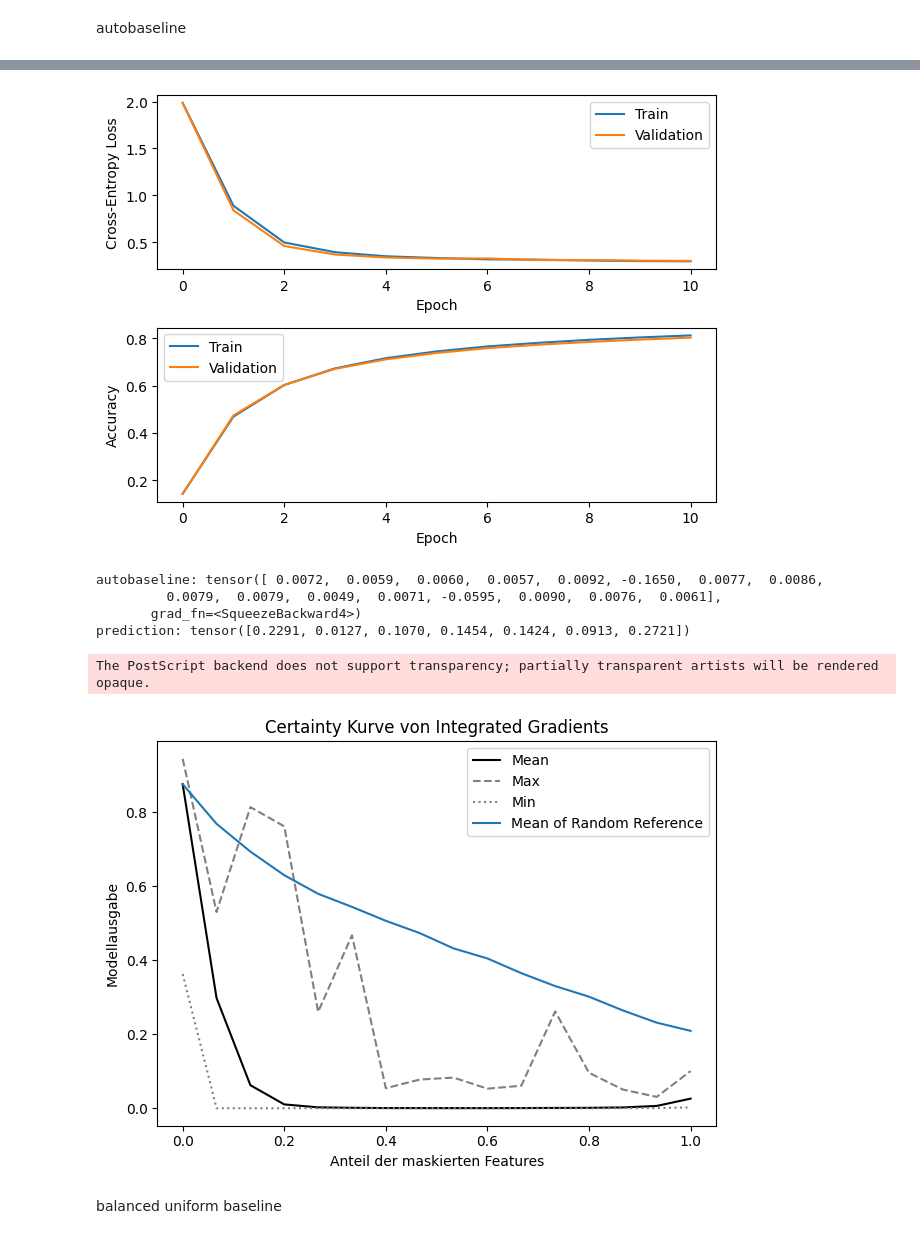
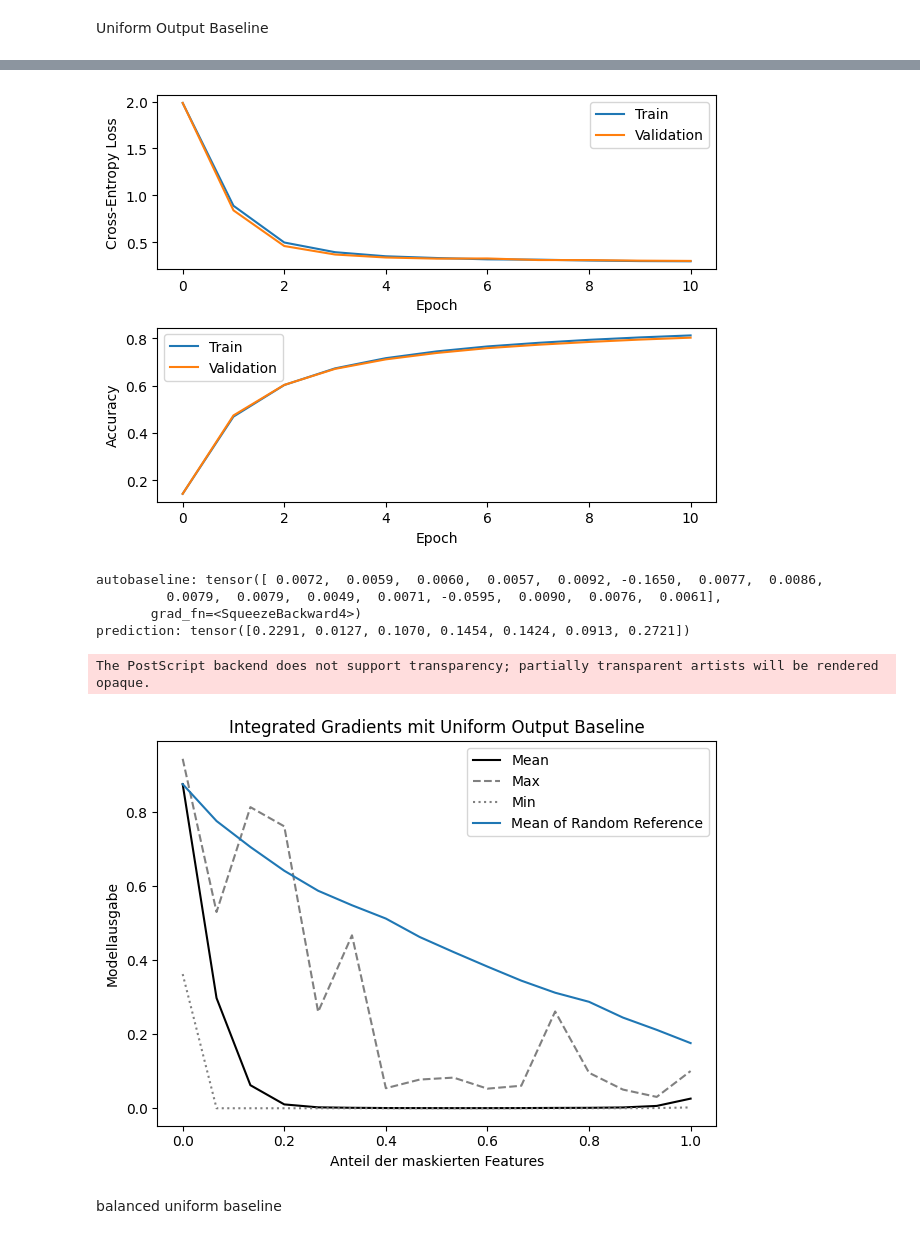
Before and after one commit to surajk222/Project_Group_Attribution_Method, a Jupyter notebook: attribution_method_evaluation.ipynb, the cells around one changed output, grey strips where cells are left out. Cells and saved outputs as stored; diff of their text form; code cells hidden in the pictures.

```diff
--- a/attribution_method_evaluation.ipynb
+++ b/attribution_method_evaluation.ipynb
@@ -43,49 +40,42 @@ The PostScript backend does not support transparency; partially transparent arti
-# %% [markdown]
-autobaseline
+# %% [markdown]
+Uniform Output Baseline
 # %%
 from model.training import train_model_and_visualize
-import torch
-
-model = train_model_and_visualize([8])
-
 from evaluation.attribution_methods_evaluator import AttributionMethodsEvaluator
 from data.datasets import DryBean
 from data.util.utils import DatasetMode
 from model.attribution_methods.integrated_gradients import IntegratedGradients
 from model.training import train_autobaseline
 
+model = train_model_and_visualize([8])
+
 ig = IntegratedGradients(model.get_gradients_with_respect_to_inputs)
+test_dataset = DryBean(DatasetMode.TEST)
+am_eval = AttributionMethodsEvaluator(model=model)
+uniform_output_baseline = train_autobaseline(model)
 
-test_dataset = DryBean(DatasetMode.TEST)
-
-am_eval = AttributionMethodsEvaluator(model=model)
-
-torch.manual_seed(48)
-initial_baseline=torch.FloatTensor(16).uniform_(0.005,0.01)
-baseline = train_autobaseline(model, initial_baseline=initial_baseline, baseline_error_weight=0.4, num_epochs=300)
-
-am_eval.visualize_log_odds_of_dataset(test_dataset,ig.attribute, apply_log=False,baseline=baseline)
+am_eval.visualize_log_odds_of_dataset(test_dataset,ig.attribute, title="Integrated Gradients mit Uniform Output Baseline", apply_log=False,masking_baseline=uniform_output_baseline,attribution_baseline = uniform_output_baseline)
 # %% [output]
 Final metrics:
 Validation-Loss:  0.299
 Validation-Accuracy:  80.2%
 train-Loss:  0.295
 train-Accuracy:  81.2%
 # Parameters: 199
 NeuralNetwork(
   (model): Sequential(
     (0): Linear(in_features=16, out_features=8, bias=True)
     (1): ReLU()
     (2): Linear(in_features=8, out_features=7, bias=True)
   )
 )
 [figure]
 autobaseline: tensor([ 0.0072,  0.0059,  0.0060,  0.0057,  0.0092, -0.1650,  0.0077,  0.0086,
          0.0079,  0.0079,  0.0049,  0.0071, -0.0595,  0.0090,  0.0076,  0.0061],
        grad_fn=<SqueezeBackward4>)
 prediction: tensor([0.2291, 0.0127, 0.1070, 0.1454, 0.1424, 0.0913, 0.2721])
 The PostScript backend does not support transparency; partially transparent artists will be rendered opaque.
-[figure, old version]
+[figure, new version]
 # %% [markdown]
 balanced uniform baseline
 # %%
```
Also changed, not shown: parts of 8 cells of this notebook, 3 other files.
